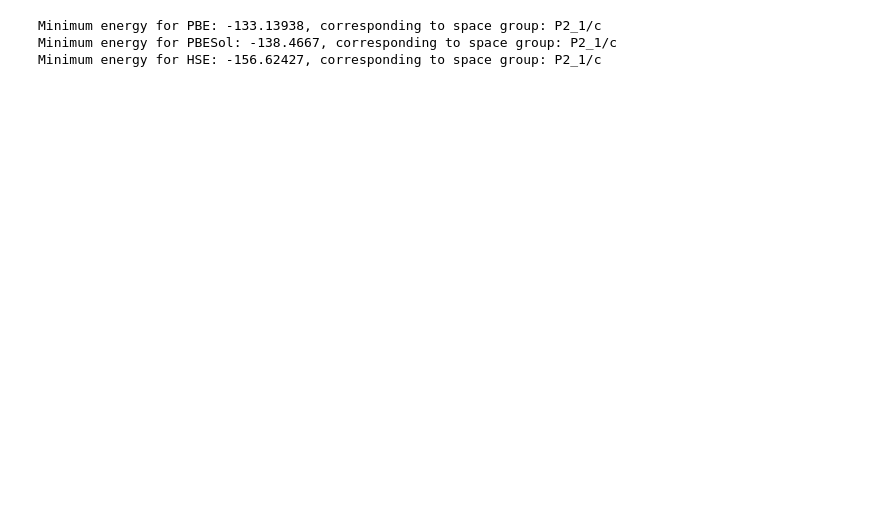
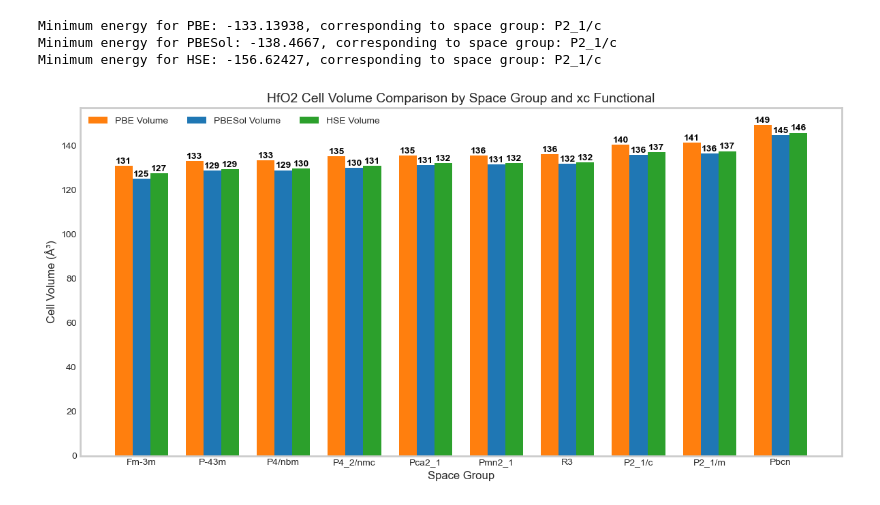
Before and after one commit to xuechuang1999/process-data-of-phase, a Jupyter notebook: HfO2_data/structure_data/process_data_version__0.1.ipynb, the cells around one changed output. Saved outputs shown, nothing was run; the diff lists cells and outputs as text; code cells hidden in the pictures; blank space fills up the shorter version.

```diff
--- a/HfO2_data/structure_data/process_data_version__0.1.ipynb
+++ b/HfO2_data/structure_data/process_data_version__0.1.ipynb
@@ -284,3 +284,94 @@ save_to_csv(file_paths, output_csv)
 Minimum energy for PBE: -133.13938, corresponding to space group: P2_1/c
 Minimum energy for PBESol: -138.4667, corresponding to space group: P2_1/c
 Minimum energy for HSE: -156.62427, corresponding to space group: P2_1/c
+# %%
+import pandas as pd
+import numpy as np
+import matplotlib.pyplot as plt
+import matplotlib
+
+matplotlib.rcParams['font.family'] = 'Arial'
+
+def calc_cell_volume(a, b, c, alpha, beta, gamma):
+    # convert angles from degress to radians
+    alpha_r, beta_r, gamma_r = np.radians([alpha, beta, gamma])
+
+    # the formula of the cell volume
+    volume = a * b * c * np.sqrt(
+        1 - np.cos(alpha_r)**2 - np.cos(beta_r)**2 - np.cos(gamma_r)**2 +
+        2 * np.cos(alpha_r) * np.cos(beta_r) * np.cos(gamma_r)
+    )
+    return volume
+
+file_path = 'structure_data_grouped_.csv'
+df = pd.read_csv(file_path)
+
+for method in ['PBE', 'PBESol', 'HSE']:
+    df[f"{method} Volume"] = df.apply(lambda row: calc_cell_volume(
+        row[f"{method} a"], row[f"{method} b"], row[f"{method} c"],
+        row[f"{method} alpha"], row[f"{method} beta"], row[f"{method} gamma"]
+    ), axis=1)
+
+# sort the DataFrame by PBE Volume
+df = df.sort_values(by="PBE Volume")
+
+
+def add_value_labels(bars):
+    """
+    Function to add value labels on top of the bars in a bar chart.
+
+    Parameters:
+    bars (list): List of bar containers returned by the bar plot function.
+    """
+    for bar in bars:
+        height = bar.get_height()
+        ax.text(
+            bar.get_x() + bar.get_width() / 2,
+            height + 0.01,
+            f"{round(height)}",  # Format the height to two decimal places
+            ha='center', va='bottom', fontsize=10, color='black', rotation=0,
+            # set bold
+            fontweight='bold'
+        )
+
+
+
+# plt.style.use('seaborn-v0_8-whitegrid')
+
+x_labels = df['Space Group']
+x = np.arange(len(x_labels))  # the label locations
+
+pbe_vol = df["PBE Volume"]
+pbesol_vol = df["PBESol Volume"]
+hse_vol = df["HSE Volume"]
+
+width = 0.25  # the width of the bars
+fig, ax = plt.subplots(figsize=(12, 6))
+
+bars1 = ax.bar(x - width, pbe_vol, width=width, label='PBE Volume', color='tab:orange')
+bars2 = ax.bar(x, pbesol_vol, width=width, label='PBESol Volume', color='tab:blue')
+bars3 = ax.bar(x + width, hse_vol, width=width, label='HSE Volume', color='tab:green')
+
+add_value_labels(bars1)
+add_value_labels(bars2)
+add_value_labels(bars3)
+
+ax.set_xlabel('Space Group', fontsize=12)
+ax.set_ylabel('Cell Volume (Å³)', fontsize=12)
+ax.set_title('HfO2 Cell Volume Comparison by Space Group and xc Functional', fontsize=14)
+ax.set_xticks(x)
+ax.set_xticklabels(x_labels)
+ax.tick_params(axis='both', width=2)
+
+for spine in ax.spines.values():
+    spine.set_linewidth(2)
+
+ax.legend(ncols = 3)
+ax.grid(False)
+plt.tight_layout()
+plt.savefig('cell_volume_comparison.png', dpi=300, bbox_inches='tight')
+plt.show()
+
+df.to_csv('structure_data_with_volumes.csv', index=False, columns=["Space Group", "PBE Volume", "PBESol Volume", "HSE Volume"])
+# %% [output]
+[figure, added]
```
Also changed, not shown: 7 other files.
